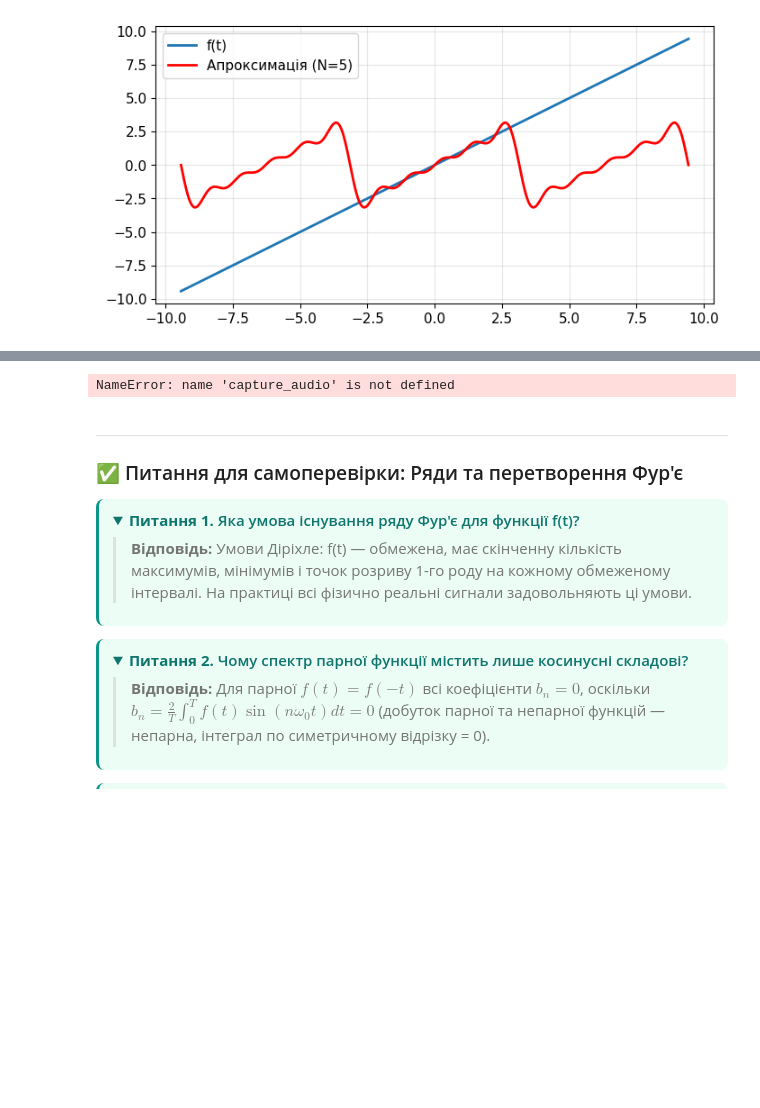
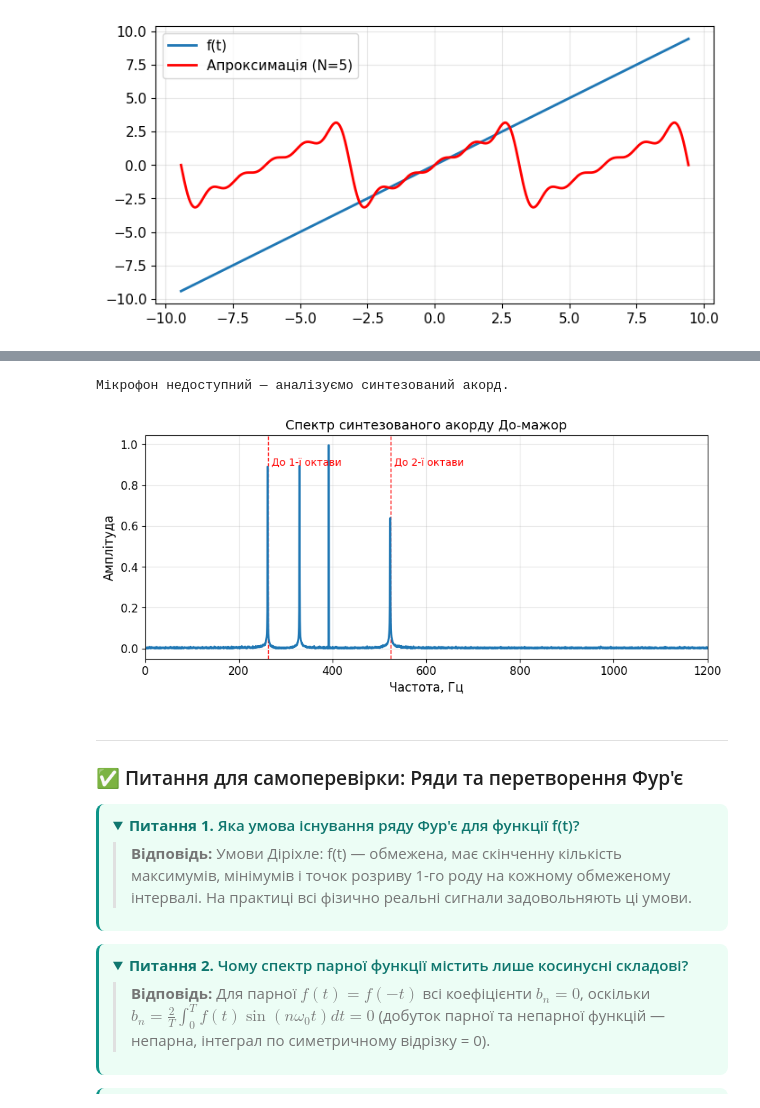
Before and after one commit to vim4all/Lectures_Basics_of_radio_electronics_in_Ukrainian, a Jupyter notebook: Основи радіотехніки_2_частина.ipynb, the cells around one changed output, grey strips where cells are left out. Drawn from its saved outputs; the diff is of its cells as text; code cells hidden in the pictures; folded sections open; blank space fills up the shorter version.

```diff
--- a/Основи радіотехніки_2_частина.ipynb
+++ b/Основи радіотехніки_2_частина.ipynb
@@ -3070,9 +3351,63 @@ ModuleNotFoundError: No module named 'sounddevice'
-# %%
-audio_data = capture_audio(duration, sample_rate)
-freqs, fft_vals = compute_fft(audio_data, sample_rate)
-plot_spectrum(freqs, fft_vals)
-# %% [output]
-NameError: name 'capture_audio' is not defined
+# %%
+# Спектр звукового сигналу за допомогою ДПФ (np.fft).
+# Якщо доступний мікрофон (локальний запуск і встановлено пакет sounddevice) — записуємо звук.
+# Інакше (наприклад, у Binder) — синтезуємо акорд До-мажор (До, Мі, Соль 1-ї октави + До 2-ї октави) з шумом.
+duration = 2         # тривалість запису, с
+sample_rate = 44100  # частота дискретизації, Гц
+
+try:
+    import sounddevice as sd
+    sd.query_devices(kind='input')
+    MIC_AVAILABLE = True
+except Exception:
+    MIC_AVAILABLE = False
+
+def capture_audio(duration, sample_rate):
+    audio = sd.rec(int(duration*sample_rate), samplerate=sample_rate, channels=1, dtype='float64')
+    sd.wait()
+    return audio.flatten()
+
+def synth_audio(duration, sample_rate):
+    t = np.arange(int(duration*sample_rate))/sample_rate
+    notes = [261.63, 329.63, 392.00, 523.25]   # До1, Мі1, Соль1, До2, Гц
+    rng = np.random.default_rng(0)
+    return sum(np.sin(2*np.pi*f*t) for f in notes) + 0.5*rng.standard_normal(t.size)
+
+def compute_fft(audio_data, sample_rate):
+    n = len(audio_data)
+    freqs = np.fft.rfftfreq(n, d=1/sample_rate)
+    amps = 2*np.abs(np.fft.rfft(audio_data))/n     # амплітуди гармонік
+    return freqs, amps
+
+def plot_spectrum(freqs, amps, title, max_freq=1200):
+    plt.figure(figsize=(10, 4))
+    for f, name in [(262, 'До 1-ї октави'), (524, 'До 2-ї октави')]:
+        plt.axvline(f, color='r', ls='--', lw=1)
+        plt.text(f + 8, 0.9*amps[freqs < max_freq].max(), name, color='r', fontsize=10)
+    plt.plot(freqs, amps)
+    plt.title(title)
+    plt.xlabel('Частота, Гц'); plt.ylabel('Амплітуда')
+    plt.xlim(0, max_freq)
+    plt.show()
+
+if MIC_AVAILABLE:
+    out = widgets.Output()
+    def on_button_clicked(b):
+        with out:
+            out.clear_output()
+            print('Запис...')
+            freqs, amps = compute_fft(capture_audio(duration, sample_rate), sample_rate)
+            plot_spectrum(freqs, amps, 'Спектр сигналу з мікрофона')
+    button = widgets.Button(description='Почати запис')
+    button.on_click(on_button_clicked)
+    display(button, out)
+else:
+    print('Мікрофон недоступний — аналізуємо синтезований акорд.')
+    freqs, amps = compute_fft(synth_audio(duration, sample_rate), sample_rate)
+    plot_spectrum(freqs, amps, 'Спектр синтезованого акорду До-мажор')
+# %% [output]
+Мікрофон недоступний — аналізуємо синтезований акорд.
+[figure, added]
 # %% [markdown]
 ---
 ### ✅ Питання для самоперевірки: Ряди та перетворення Фур'є
```
Also changed, not shown: parts of 58 cells of this notebook, 7 other files.
